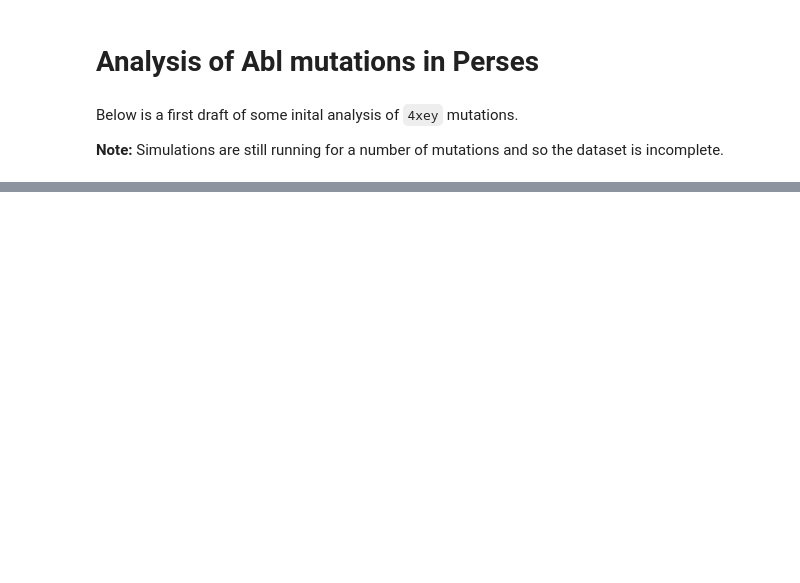
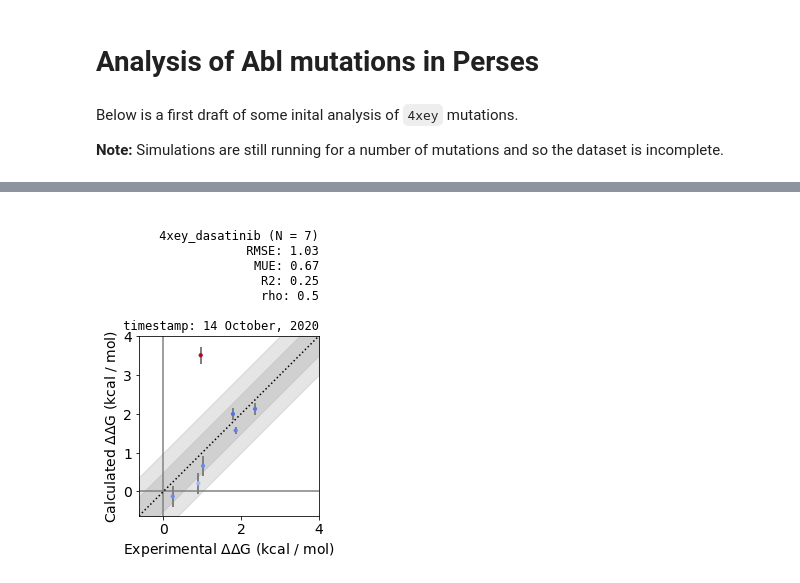
Before and after one commit to openkinome/study-abl-resistance, a Jupyter notebook: notebooks/abl_perses_analysis.ipynb, the cells around one changed output, grey strips where cells are left out. Saved outputs shown, nothing was run; the diff lists cells and outputs as text; code cells hidden in the pictures; blank space fills up the shorter version.

Commit message:
add more plots and tidy

```diff
--- a/notebooks/abl_perses_analysis.ipynb
+++ b/notebooks/abl_perses_analysis.ipynb
@@ -255,0 +298,91 @@ df
+# %%
+import scipy
+from sklearn.metrics import mean_squared_error, mean_absolute_error
+
+def stats(true_sample, predicted_sample, statistic):
+
+    if statistic == 'RMSE':
+            return np.sqrt(mean_squared_error(true_sample, predicted_sample))
+    elif statistic == 'MUE':
+        return mean_absolute_error(true_sample, predicted_sample)
+    elif statistic == 'R2':
+        slope, intercept, r_value, p_value, std_err = scipy.stats.linregress(true_sample, predicted_sample)
+        return r_value**2
+    elif statistic == 'rho':
+        return scipy.stats.pearsonr(true_sample, predicted_sample)[0]
+# %%
+x = pddf['exp_DDG (kcal / mol)'].values
+y = pddf['DDG (kcal / mol)'].values
+yerr = pddf['dDDG (kcal / mol)'].values
+# %%
+from datetime import date
+today = date.today()
+figsize=5
+
+fig, ax = plt.subplots(figsize=(figsize, figsize))
+
+
+# aesthetics
+font_size = 14
+plt.rcParams['xtick.labelsize'] = font_size
+plt.rcParams['ytick.labelsize'] = font_size
+plt.rcParams['font.size'] = font_size
+plt.subplots_adjust(left=0.2, right=0.7, bottom=0.2, top=0.7)
+
+
+plt.xlabel('Experimental $\Delta\Delta$G (kcal / mol)')
+plt.ylabel(r'Calculated $\Delta\Delta$G (kcal / mol)')
+
+ax_min = min(min(x), min(y)) - 0.5
+ax_max = max(max(x), max(y)) + 0.5
+scale = [ax_min, ax_max]
+
+plt.xlim(scale)
+plt.ylim(scale)
+
+# plots x-axis and y-axis
+origins=True
+if origins:
+    plt.plot([0, 0], scale, 'gray')
+    plt.plot(scale, [0, 0], 'gray')
+
+# plots x=y line
+plt.plot(scale, scale, 'k:')
+guidelines=True
+
+if guidelines:
+    small_dist = 0.5
+    # plots grey region around x=y line
+    plt.fill_between(scale, [ax_min - small_dist, ax_max - small_dist],
+                     [ax_min + small_dist, ax_max + small_dist],
+                     color='grey', alpha=0.2)
+    plt.fill_between(scale, [ax_min - small_dist * 2, ax_max - small_dist * 2],
+                     [ax_min + small_dist * 2, ax_max + small_dist * 2],
+                     color='grey', alpha=0.2)
+# actual plotting
+cm = plt.get_cmap('coolwarm')
+
+#if color is None:
+color = np.abs(x-y)
+# 2.372 kcal / mol = 4 RT
+color = cm(color / 2.372)
+
+plt.errorbar(x, y, yerr=yerr, color='gray', linewidth=0., elinewidth=2., zorder=1)
+plt.scatter(x, y, color=color, s=10, marker='o', zorder=2)
+
+# stats and title
+statistics_string = ''
+for statistic in ['RMSE', 'MUE', 'R2', 'rho']:
+    s = np.round(stats(x, y, statistic=statistic), 2)
+    string = f"{statistic}: {s}\n"
+    statistics_string += string
+
+title = ''
+target_name = '4xey_dasatinib'
+long_title = f'{title} \n {target_name} (N = {len(y)})\n {statistics_string} \n timestamp: {today.strftime("%d %B, %Y")}'
+plt.title(long_title, fontsize=12, loc='right', horizontalalignment='right', family='monospace')
+
+
+plt.savefig('4xey_dasatinib_exp_vs_calc.png', dpi=300)
+# %% [output]
+[figure, added]
```
Also changed, not shown: parts of 8 cells of this notebook.
